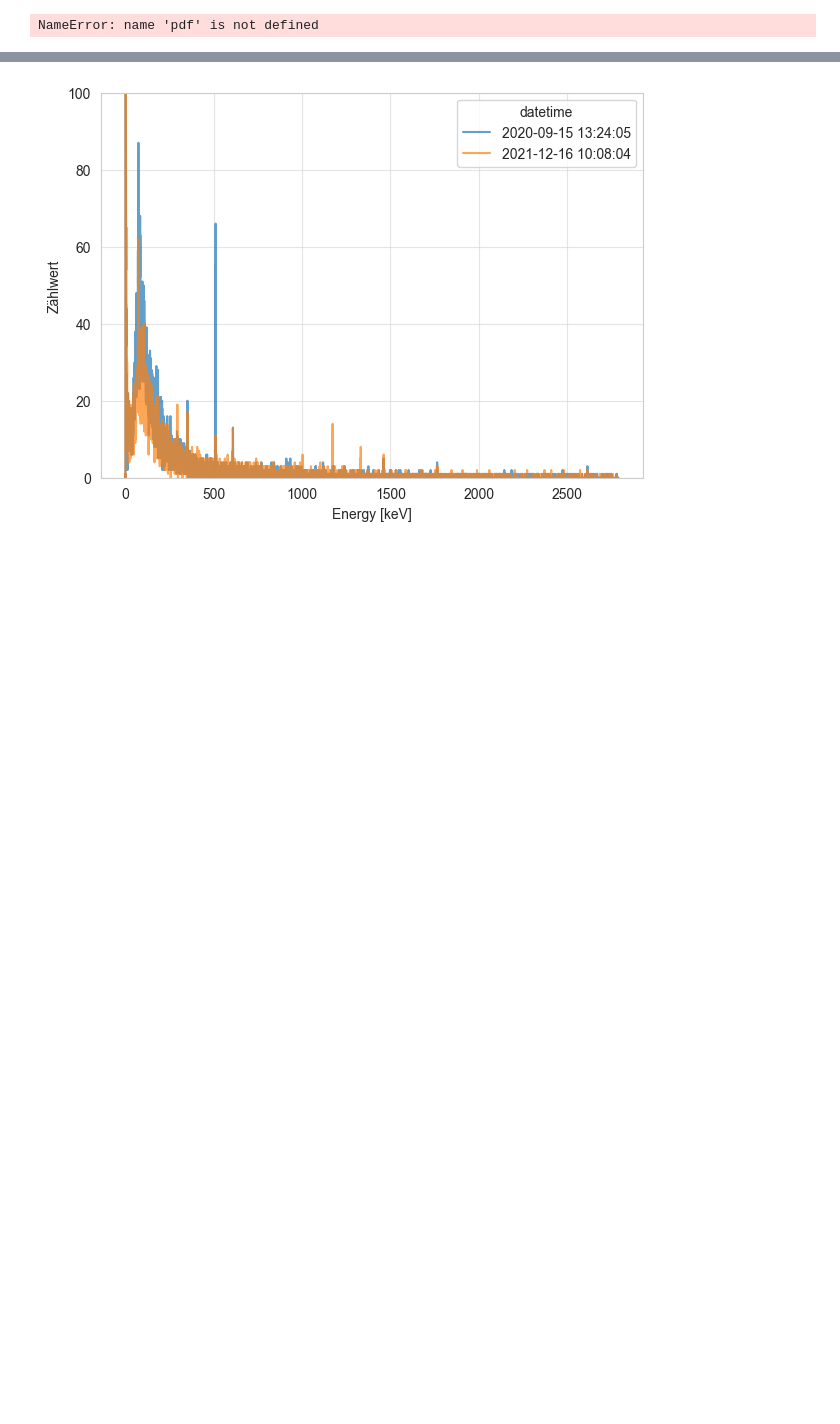
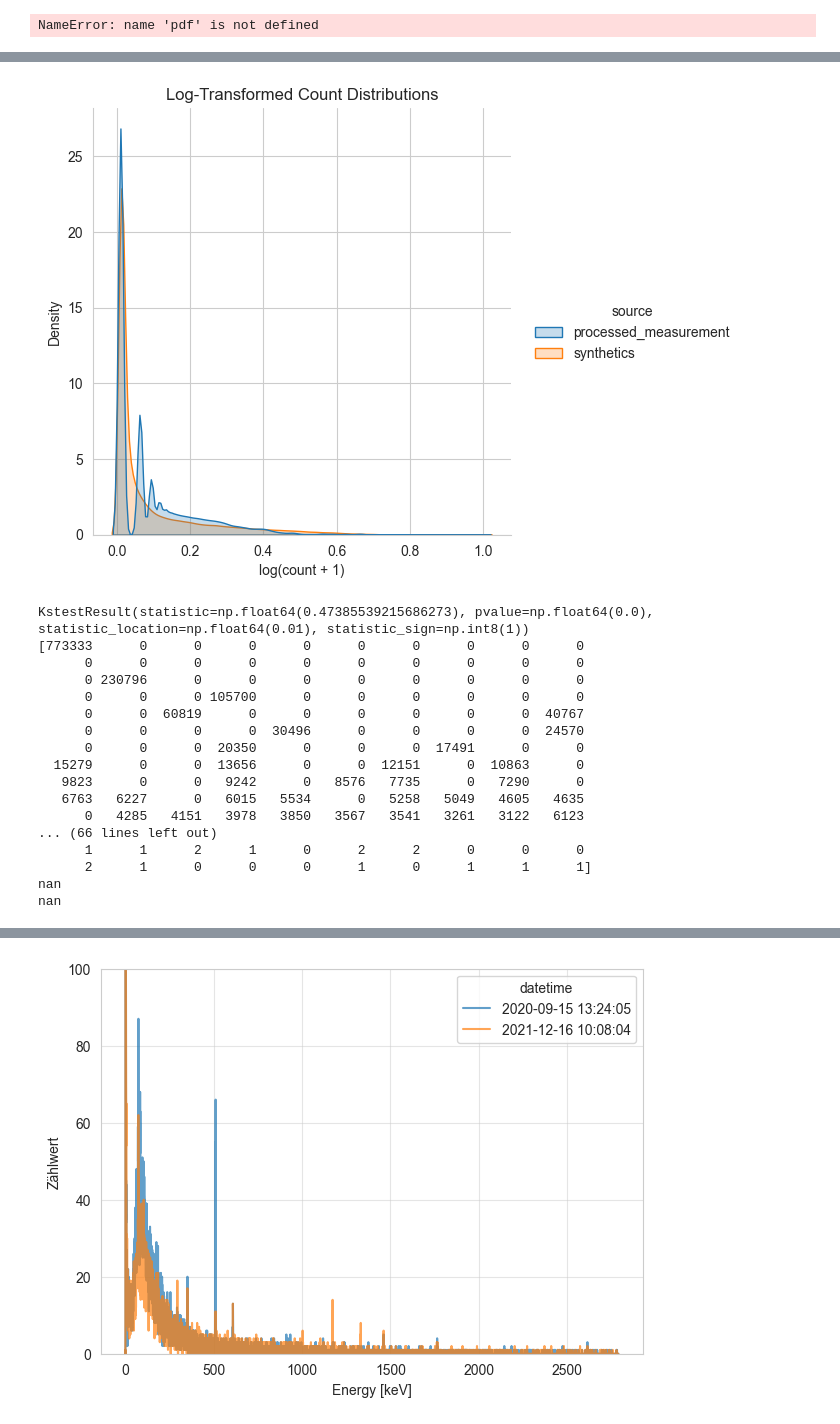
Before and after one commit to VitaliKStud/nuclide-identification, a Jupyter notebook: data_analysis.ipynb, the cells around one changed output, grey strips where cells are left out. Drawn from its saved outputs; the diff is of its cells as text; code cells hidden in the pictures; blank space fills up the shorter version.

```diff
--- a/data_analysis.ipynb
+++ b/data_analysis.ipynb
@@ -240 +278,67 @@ plt.close()
+# %%
+import numpy as np
+import pandas as pd
+import seaborn as sns
+import matplotlib.pyplot as plt
+from sklearn.preprocessing import MinMaxScaler
+
+# Log-transform the counts
+sample1 = np.log(processed_measurement["count"].to_numpy() + 1).reshape(-1, 1)
+sample2 = np.log(synthetics["count"].to_numpy() + 1).reshape(-1, 1)
+
+# Min-Max-Skalierung auf [0,1]
+scaler1 = MinMaxScaler(feature_range=(0.01, 1.0))  # min nicht 0, da Pareto >0 sein muss
+scaler2 = MinMaxScaler(feature_range=(0.01, 1.0))
+
+sample1_scaled = scaler1.fit_transform(sample1).flatten()
+sample2_scaled = scaler2.fit_transform(sample2).flatten()
+
+# Combine into a DataFrame
+df = pd.DataFrame({
+    "log_count": np.concatenate([sample1_scaled, sample2_scaled]),
+    "source": ["processed_measurement"] * len(sample1_scaled) + ["synthetics"] * len(sample2_scaled)
+})
+
+# Plot with seaborn
+sns.displot(df, x="log_count", hue="source", kind="kde", fill=True, common_norm=False)
+plt.title("Log-Transformed Count Distributions")
+plt.xlabel("log(count + 1)")
+plt.ylabel("Density")
+plt.show()
+
+import numpy as np
+from scipy import stats
+print(stats.ks_2samp(sample1_scaled, sample2_scaled))
+
+from scipy.stats import chisquare
+
+# Histogram (same bins)
+counts1, bins = np.histogram(sample1_scaled, bins=400)
+counts2, _ = np.histogram(sample2_scaled, bins=bins)
+
+print(counts1, counts2)
+
+# Chi-squared test
+chi2_stat, p_value = chisquare(counts1, f_exp=counts2)
+print(chi2_stat)
+print(p_value)
+# %% [output]
+[figure, added]
+KstestResult(statistic=np.float64(0.47385539215686273), pvalue=np.float64(0.0), statistic_location=np.float64(0.01), statistic_sign=np.int8(1))
+[773333      0      0      0      0      0      0      0      0      0
+      0      0      0      0      0      0      0      0      0      0
+      0 230796      0      0      0      0      0      0      0      0
+      0      0      0 105700      0      0      0      0      0      0
+      0      0  60819      0      0      0      0      0      0  40767
+      0      0      0      0  30496      0      0      0      0  24570
+      0      0      0  20350      0      0      0  17491      0      0
+  15279      0      0  13656      0      0  12151      0  10863      0
+   9823      0      0   9242      0   8576   7735      0   7290      0
+   6763   6227      0   6015   5534      0   5258   5049   4605   4635
+      0   4285   4151   3978   3850   3567   3541   3261   3122   6123
+... (66 lines left out)
+      1      1      2      1      0      2      2      0      0      0
+      2      1      0      0      0      1      0      1      1      1]
+nan
+nan
 # %%
```
Also changed, not shown: parts of 7 cells of this notebook, 17 other files.
